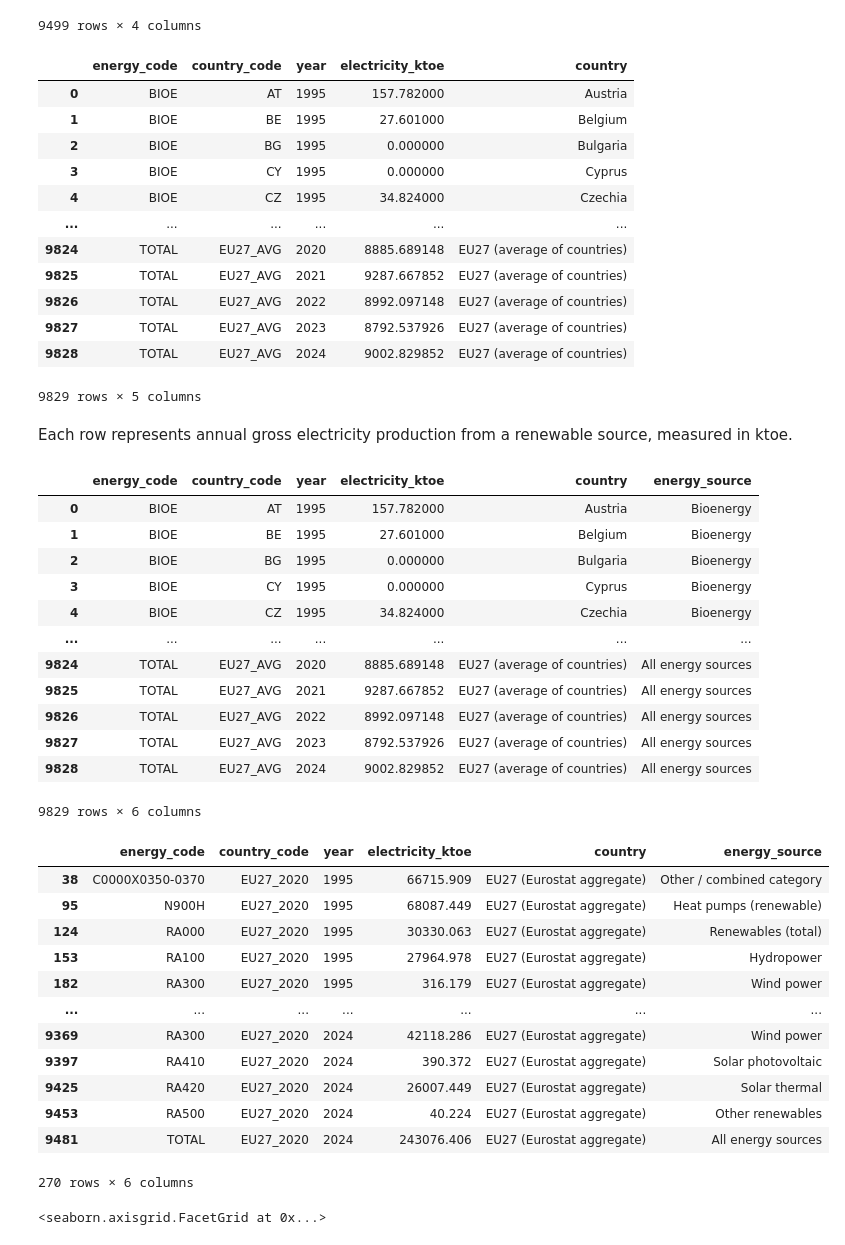
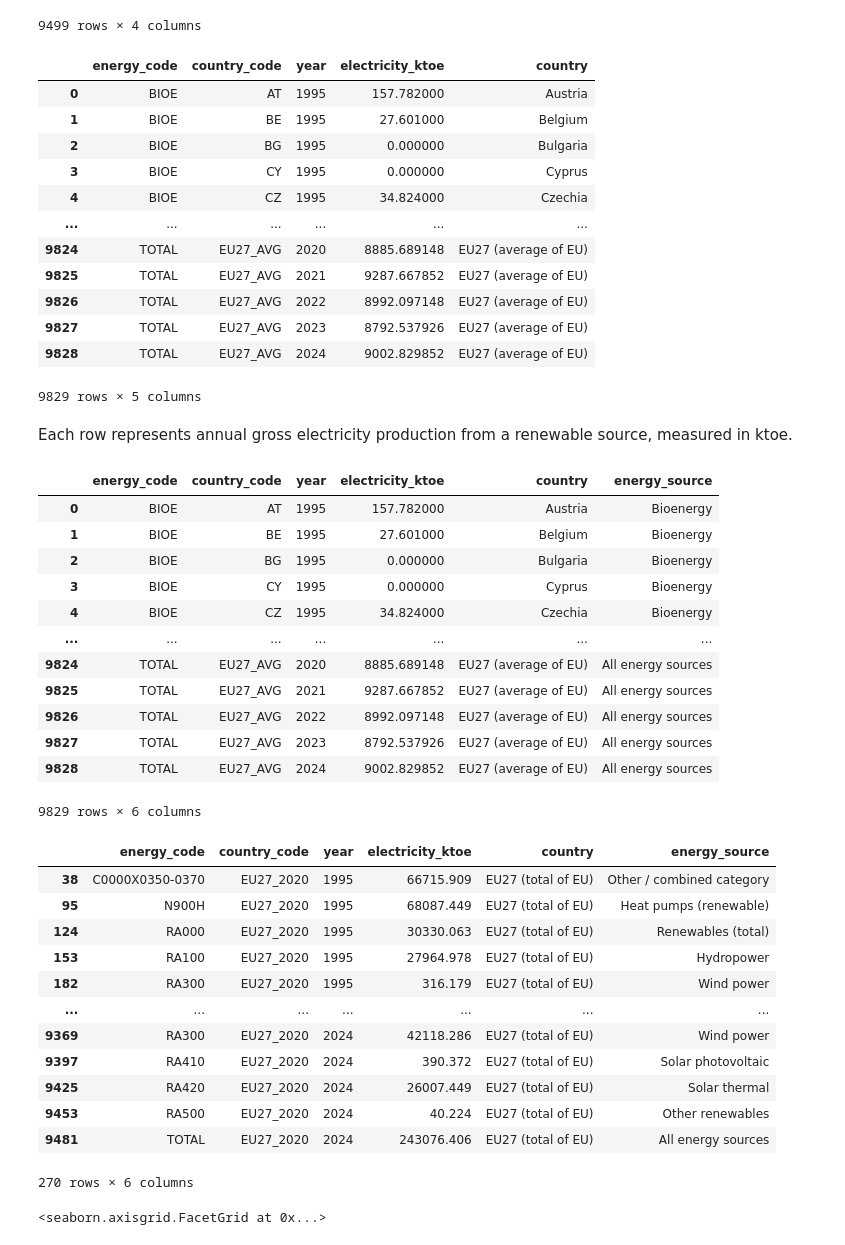
Before and after one commit to MarinaNakamura-blip/energy_project, a Jupyter notebook: tidy_data.ipynb, the cells around one changed output. Saved outputs shown, nothing was run; the diff lists cells and outputs as text; code cells hidden in the pictures.

```diff
--- a/tidy_data.ipynb
+++ b/tidy_data.ipynb
@@ -67,7 +67,7 @@ country_name = {"AT": "Austria", "BE": "Belgium", "BG": "Bulgaria", "CY": "Cypru
                 "EE": "Estonia", "EL": "Greece", "ES": "Spain", "FI": "Finland", "FR": "France", "HR": "Croatia", "HU": "Hungary",
                 "IE": "Ireland", "IT": "Italy", "LT": "Lithuania", "LU": "Luxembourg", "LV": "Latvia", "MT": "Malta", "NL": "Netherlands",
                 "NO": "Norway", "PL": "Poland", "PT": "Portugal", "RO": "Romania", "SE": "Sweden", "SI": "Slovenia", "SK": "Slovakia",
-                "EU27_2020": "EU27 (Eurostat aggregate)", "EU27_AVG": "EU27 (average of countries)"}
+                "EU27_2020": "EU27 (total of EU)", "EU27_AVG": "EU27 (average of EU)"}
 
 df_long["country"] = df_long["country_code"].map(country_name).fillna(df_long["country_code"])
 
@@ -80,11 +80,11 @@ df_long
 | 3 | BIOE | CY | 1995 | 0.000000 | Cyprus |
 | 4 | BIOE | CZ | 1995 | 34.824000 | Czechia |
 | ... | ... | ... | ... | ... | ... |
-| 9824 | TOTAL | EU27_AVG | 2020 | 8885.689148 | EU27 (average of countries) |
-| 9825 | TOTAL | EU27_AVG | 2021 | 9287.667852 | EU27 (average of countries) |
-| 9826 | TOTAL | EU27_AVG | 2022 | 8992.097148 | EU27 (average of countries) |
-| 9827 | TOTAL | EU27_AVG | 2023 | 8792.537926 | EU27 (average of countries) |
-| 9828 | TOTAL | EU27_AVG | 2024 | 9002.829852 | EU27 (average of countries) |
+| 9824 | TOTAL | EU27_AVG | 2020 | 8885.689148 | EU27 (average of EU) |
+| 9825 | TOTAL | EU27_AVG | 2021 | 9287.667852 | EU27 (average of EU) |
+| 9826 | TOTAL | EU27_AVG | 2022 | 8992.097148 | EU27 (average of EU) |
+| 9827 | TOTAL | EU27_AVG | 2023 | 8792.537926 | EU27 (average of EU) |
+| 9828 | TOTAL | EU27_AVG | 2024 | 9002.829852 | EU27 (average of EU) |
 9829 rows × 5 columns
 # %% [markdown]
 Each row represents annual gross electricity production from a renewable source, measured in ktoe.
@@ -113,30 +113,30 @@ df_long
 | 3 | BIOE | CY | 1995 | 0.000000 | Cyprus | Bioenergy |
 | 4 | BIOE | CZ | 1995 | 34.824000 | Czechia | Bioenergy |
 | ... | ... | ... | ... | ... | ... | ... |
-| 9824 | TOTAL | EU27_AVG | 2020 | 8885.689148 | EU27 (average of countries) | All energy sources |
-| 9825 | TOTAL | EU27_AVG | 2021 | 9287.667852 | EU27 (average of countries) | All energy sources |
-| 9826 | TOTAL | EU27_AVG | 2022 | 8992.097148 | EU27 (average of countries) | All energy sources |
-| 9827 | TOTAL | EU27_AVG | 2023 | 8792.537926 | EU27 (average of countries) | All energy sources |
-| 9828 | TOTAL | EU27_AVG | 2024 | 9002.829852 | EU27 (average of countries) | All energy sources |
+| 9824 | TOTAL | EU27_AVG | 2020 | 8885.689148 | EU27 (average of EU) | All energy sources |
+| 9825 | TOTAL | EU27_AVG | 2021 | 9287.667852 | EU27 (average of EU) | All energy sources |
+| 9826 | TOTAL | EU27_AVG | 2022 | 8992.097148 | EU27 (average of EU) | All energy sources |
+| 9827 | TOTAL | EU27_AVG | 2023 | 8792.537926 | EU27 (average of EU) | All energy sources |
+| 9828 | TOTAL | EU27_AVG | 2024 | 9002.829852 | EU27 (average of EU) | All energy sources |
 9829 rows × 6 columns
 # %%
 swe = df_long[df_long["country"] == "Sweden"]
-eu27 = df_long[df_long["country"] == "EU27 (Eurostat aggregate)"]
+eu27_total = df_long[df_long["country"] == "EU27 (total of EU)"]
 
-eu27
+eu27_total
 # %% [output]
 |  | energy_code | country_code | year | electricity_ktoe | country | energy_source |
-| 38 | C0000X0350-0370 | EU27_2020 | 1995 | 66715.909 | EU27 (Eurostat aggregate) | Other / combined category |
-| 95 | N900H | EU27_2020 | 1995 | 68087.449 | EU27 (Eurostat aggregate) | Heat pumps (renewable) |
-| 124 | RA000 | EU27_2020 | 1995 | 30330.063 | EU27 (Eurostat aggregate) | Renewables (total) |
-| 153 | RA100 | EU27_2020 | 1995 | 27964.978 | EU27 (Eurostat aggregate) | Hydropower |
-| 182 | RA300 | EU27_2020 | 1995 | 316.179 | EU27 (Eurostat aggregate) | Wind power |
+| 38 | C0000X0350-0370 | EU27_2020 | 1995 | 66715.909 | EU27 (total of EU) | Other / combined category |
+| 95 | N900H | EU27_2020 | 1995 | 68087.449 | EU27 (total of EU) | Heat pumps (renewable) |
+| 124 | RA000 | EU27_2020 | 1995 | 30330.063 | EU27 (total of EU) | Renewables (total) |
+| 153 | RA100 | EU27_2020 | 1995 | 27964.978 | EU27 (total of EU) | Hydropower |
+| 182 | RA300 | EU27_2020 | 1995 | 316.179 | EU27 (total of EU) | Wind power |
 | ... | ... | ... | ... | ... | ... | ... |
-| 9369 | RA300 | EU27_2020 | 2024 | 42118.286 | EU27 (Eurostat aggregate) | Wind power |
-| 9397 | RA410 | EU27_2020 | 2024 | 390.372 | EU27 (Eurostat aggregate) | Solar photovoltaic |
-| 9425 | RA420 | EU27_2020 | 2024 | 26007.449 | EU27 (Eurostat aggregate) | Solar thermal |
-| 9453 | RA500 | EU27_2020 | 2024 | 40.224 | EU27 (Eurostat aggregate) | Other renewables |
-| 9481 | TOTAL | EU27_2020 | 2024 | 243076.406 | EU27 (Eurostat aggregate) | All energy sources |
+| 9369 | RA300 | EU27_2020 | 2024 | 42118.286 | EU27 (total of EU) | Wind power |
+| 9397 | RA410 | EU27_2020 | 2024 | 390.372 | EU27 (total of EU) | Solar photovoltaic |
+| 9425 | RA420 | EU27_2020 | 2024 | 26007.449 | EU27 (total of EU) | Solar thermal |
+| 9453 | RA500 | EU27_2020 | 2024 | 40.224 | EU27 (total of EU) | Other renewables |
+| 9481 | TOTAL | EU27_2020 | 2024 | 243076.406 | EU27 (total of EU) | All energy sources |
 270 rows × 6 columns
 # %%
 sns.relplot(data=swe[swe.energy_code == "BIOE"], x="year", y="electricity_ktoe", kind="line", aspect=2)
```
Also changed, not shown: parts of 6 cells of this notebook, 3 other files.
